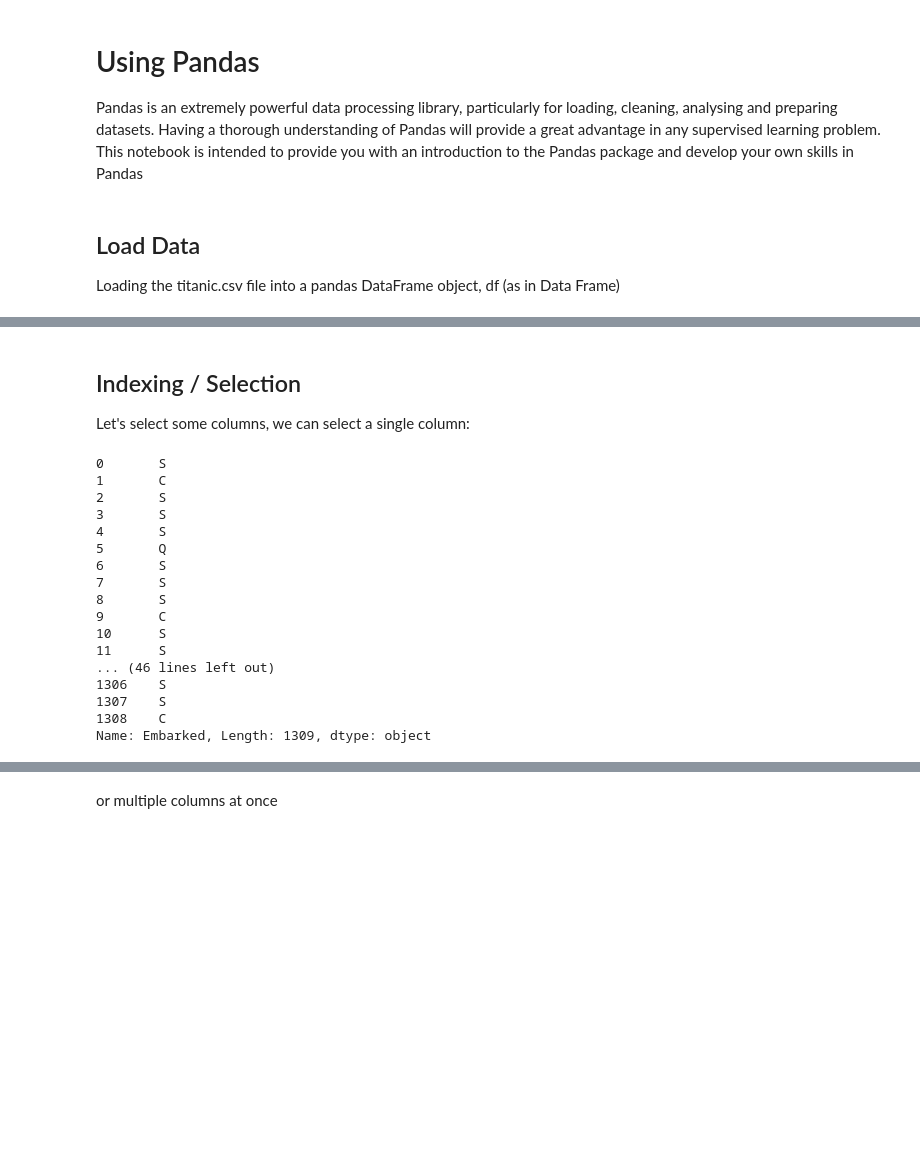
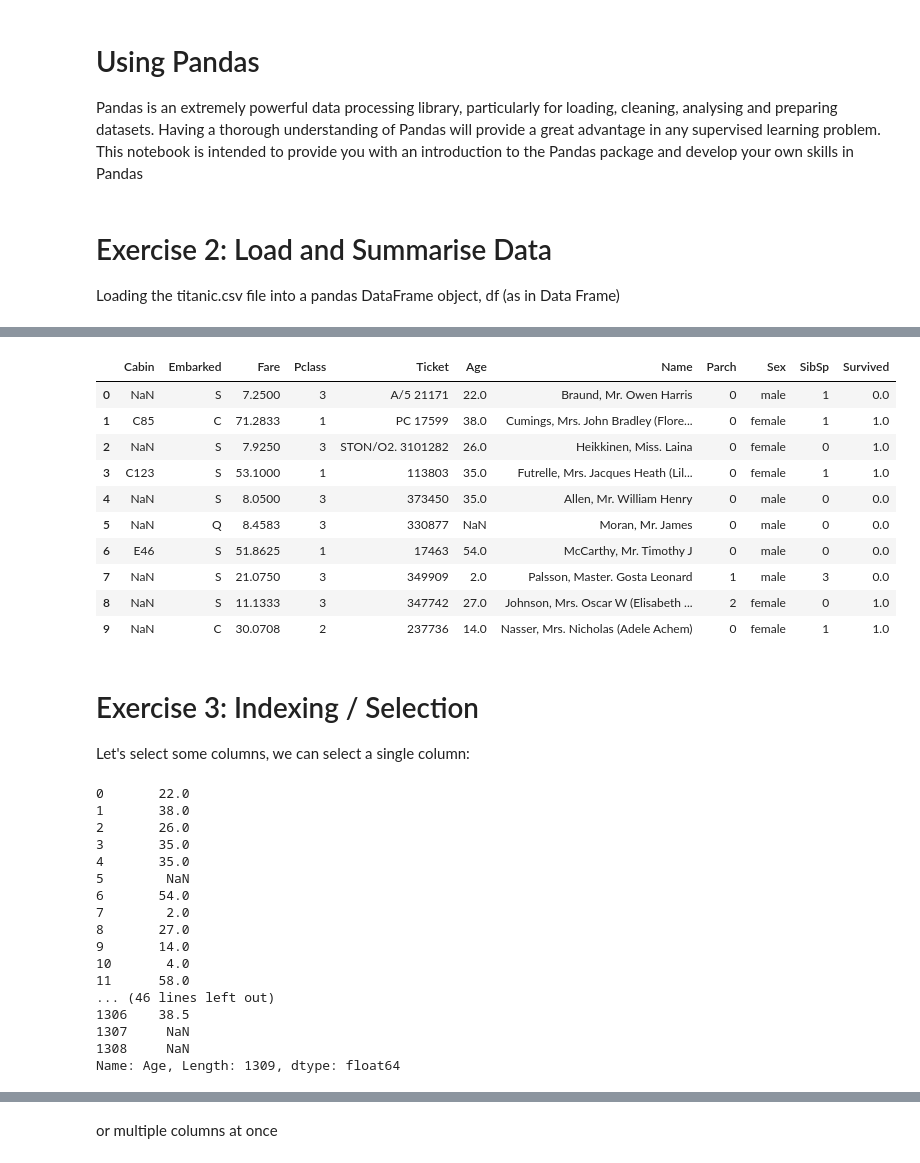
Before and after one commit to TrainingByPackt/Applied-Supervised-Learning-with-Python, a Jupyter notebook: Chapter 1 - Machine Learning Toolkit/Pandas.ipynb, the cells around one changed output, grey strips where cells are left out. Cells and saved outputs as stored; diff of their text form; code cells hidden in the pictures; blank space fills up the shorter version.

```diff
--- a/Chapter 1 - Machine Learning Toolkit/Pandas.ipynb
+++ b/Chapter 1 - Machine Learning Toolkit/Pandas.ipynb
@@ -6,7 +6,7 @@ Pandas is an extremely powerful data processing library, particularly for loadin
 import pandas as pd
 import numpy as np
 # %% [markdown]
-## Load Data
+# Exercise 2: Load and Summarise Data
 
 Loading the titanic.csv file into a pandas DataFrame object, df (as in Data Frame)
 # %%
@@ -20,29 +20,43 @@ df.head()
 | 2 | 2 | NaN | S | 7.9250 | 3 | STON/O2. 3101282 | 26.0 | Heikkinen, Miss. Laina | 0 | female | 0 | ... |
 | 3 | 3 | C123 | S | 53.1000 | 1 | 113803 | 35.0 | Futrelle, Mrs. Jacques Heath (Lil... | 0 | female | 1 | ... |
 | 4 | 4 | NaN | S | 8.0500 | 3 | 373450 | 35.0 | Allen, Mr. William Henry | 0 | male | 0 | ... |
+# %%
+df.head(10) # Examine the first 10 samples
+# %% [output]
+|  | Cabin | Embarked | Fare | Pclass | Ticket | Age | Name | Parch | Sex | SibSp | Survived |
+| 0 | NaN | S | 7.2500 | 3 | A/5 21171 | 22.0 | Braund, Mr. Owen Harris | 0 | male | 1 | 0.0 |
+| 1 | C85 | C | 71.2833 | 1 | PC 17599 | 38.0 | Cumings, Mrs. John Bradley (Flore... | 0 | female | 1 | 1.0 |
+| 2 | NaN | S | 7.9250 | 3 | STON/O2. 3101282 | 26.0 | Heikkinen, Miss. Laina | 0 | female | 0 | 1.0 |
+| 3 | C123 | S | 53.1000 | 1 | 113803 | 35.0 | Futrelle, Mrs. Jacques Heath (Lil... | 0 | female | 1 | 1.0 |
+| 4 | NaN | S | 8.0500 | 3 | 373450 | 35.0 | Allen, Mr. William Henry | 0 | male | 0 | 0.0 |
+| 5 | NaN | Q | 8.4583 | 3 | 330877 | NaN | Moran, Mr. James | 0 | male | 0 | 0.0 |
+| 6 | E46 | S | 51.8625 | 1 | 17463 | 54.0 | McCarthy, Mr. Timothy J | 0 | male | 0 | 0.0 |
+| 7 | NaN | S | 21.0750 | 3 | 349909 | 2.0 | Palsson, Master. Gosta Leonard | 1 | male | 3 | 0.0 |
+| 8 | NaN | S | 11.1333 | 3 | 347742 | 27.0 | Johnson, Mrs. Oscar W (Elisabeth ... | 2 | female | 0 | 1.0 |
+| 9 | NaN | C | 30.0708 | 2 | 237736 | 14.0 | Nasser, Mrs. Nicholas (Adele Achem) | 0 | female | 1 | 1.0 |
 # %% [markdown]
-## Indexing / Selection
+# Exercise 3: Indexing / Selection
 
 Let's select some columns, we can select a single column:
 # %%
-df['Embarked'] # This works well if there are spaces in the column name
+df['Age'] # This works well if there are spaces in the column name
 # %% [output]
-0       S
-1       C
-2       S
-3       S
-4       S
-5       Q
-6       S
-7       S
-8       S
-9       C
-10      S
-11      S
+0       22.0
+1       38.0
+2       26.0
+3       35.0
+4       35.0
+5        NaN
+6       54.0
+7        2.0
+8       27.0
+9       14.0
+10       4.0
+11      58.0
 ... (46 lines left out)
-1306    S
-1307    S
-1308    C
-Name: Embarked, Length: 1309, dtype: object
+1306    38.5
+1307     NaN
+1308     NaN
+Name: Age, Length: 1309, dtype: float64
 # %%
 # or also by using the dot operator
```
Also changed, not shown: parts of 26 cells of this notebook.
